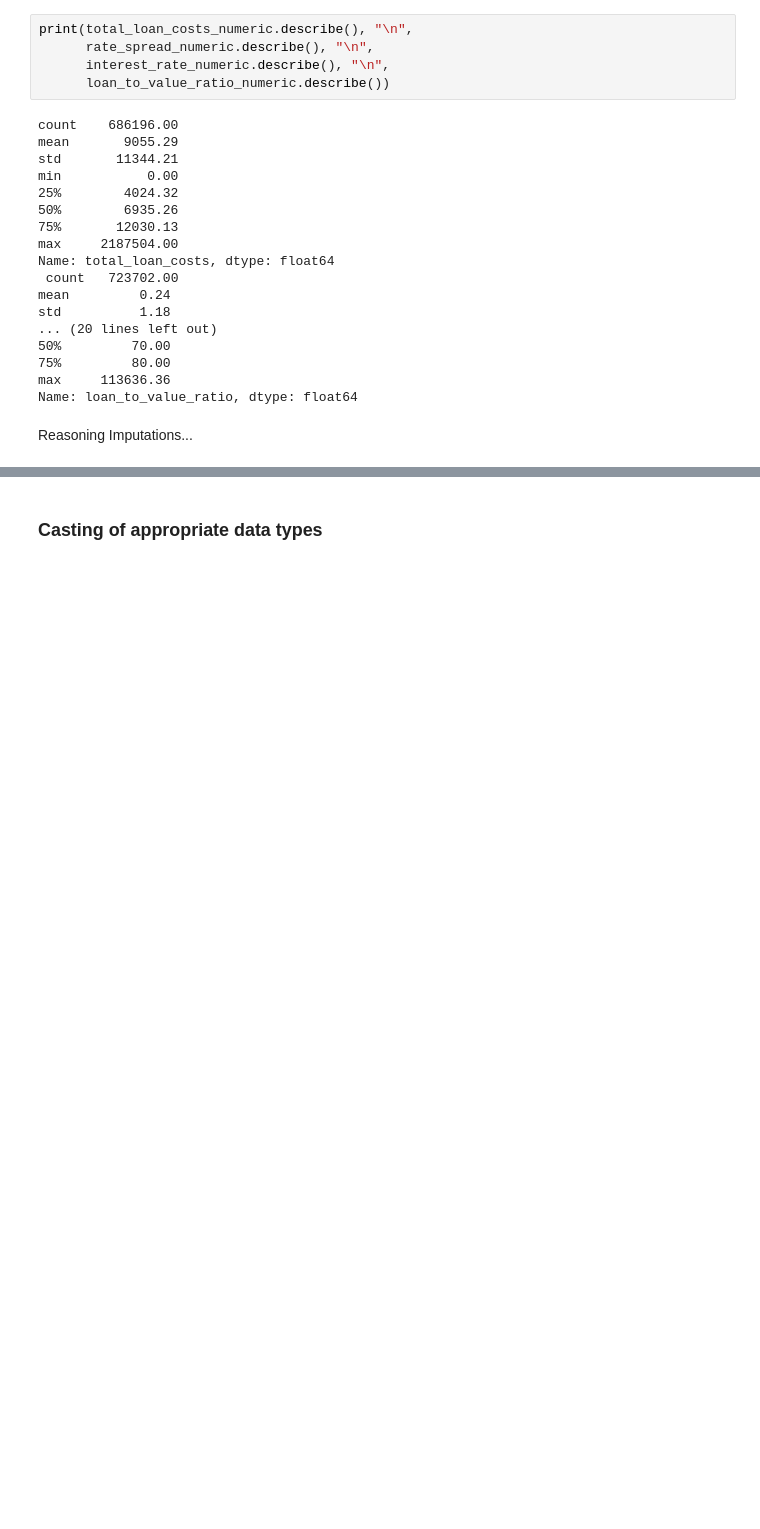
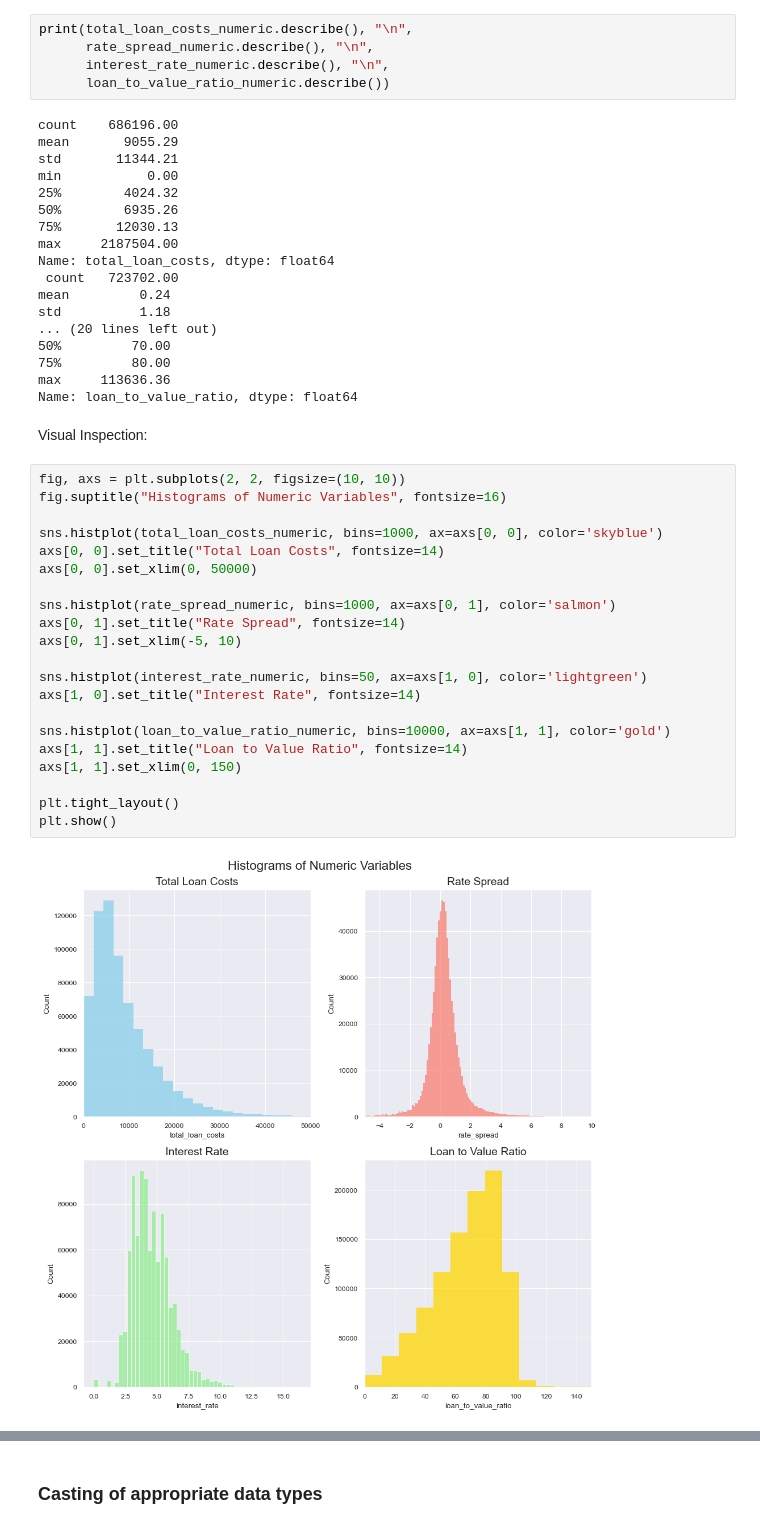
Before and after one commit to HaukeSchwarz/Thesis, a Jupyter notebook: notebooks/Main_Data_Analysis_Pipeline.ipynb, the cells around one changed output, grey strips where cells are left out. Cells and saved outputs as stored; diff of their text form; blank space fills up the shorter version.

Commit message:
further structure in imputation and category casting

```diff
--- a/notebooks/Main_Data_Analysis_Pipeline.ipynb
+++ b/notebooks/Main_Data_Analysis_Pipeline.ipynb
@@ -450,5 +460,28 @@ std          1.18
 75%         80.00
 max     113636.36
 Name: loan_to_value_ratio, dtype: float64
-# %% [markdown]
-Reasoning Imputations...
+# %% [markdown]
+Visual Inspection:
+# %%
+fig, axs = plt.subplots(2, 2, figsize=(10, 10))
+fig.suptitle("Histograms of Numeric Variables", fontsize=16)
+
+sns.histplot(total_loan_costs_numeric, bins=1000, ax=axs[0, 0], color='skyblue')
+axs[0, 0].set_title("Total Loan Costs", fontsize=14)
+axs[0, 0].set_xlim(0, 50000)
+
+sns.histplot(rate_spread_numeric, bins=1000, ax=axs[0, 1], color='salmon')
+axs[0, 1].set_title("Rate Spread", fontsize=14)
+axs[0, 1].set_xlim(-5, 10)
+
+sns.histplot(interest_rate_numeric, bins=50, ax=axs[1, 0], color='lightgreen')
+axs[1, 0].set_title("Interest Rate", fontsize=14)
+
+sns.histplot(loan_to_value_ratio_numeric, bins=10000, ax=axs[1, 1], color='gold')
+axs[1, 1].set_title("Loan to Value Ratio", fontsize=14)
+axs[1, 1].set_xlim(0, 150)
+
+plt.tight_layout()
+plt.show()
+# %% [output]
+[figure, added]
```
Also changed, not shown: parts of 29 cells of this notebook.
